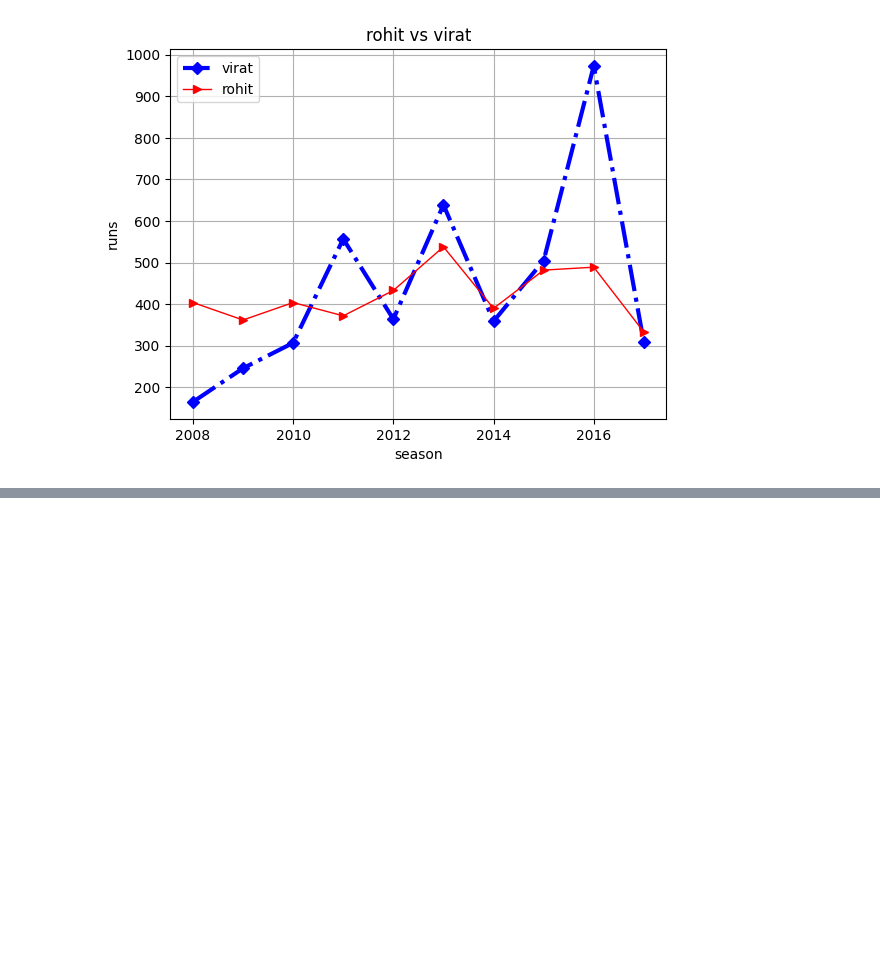
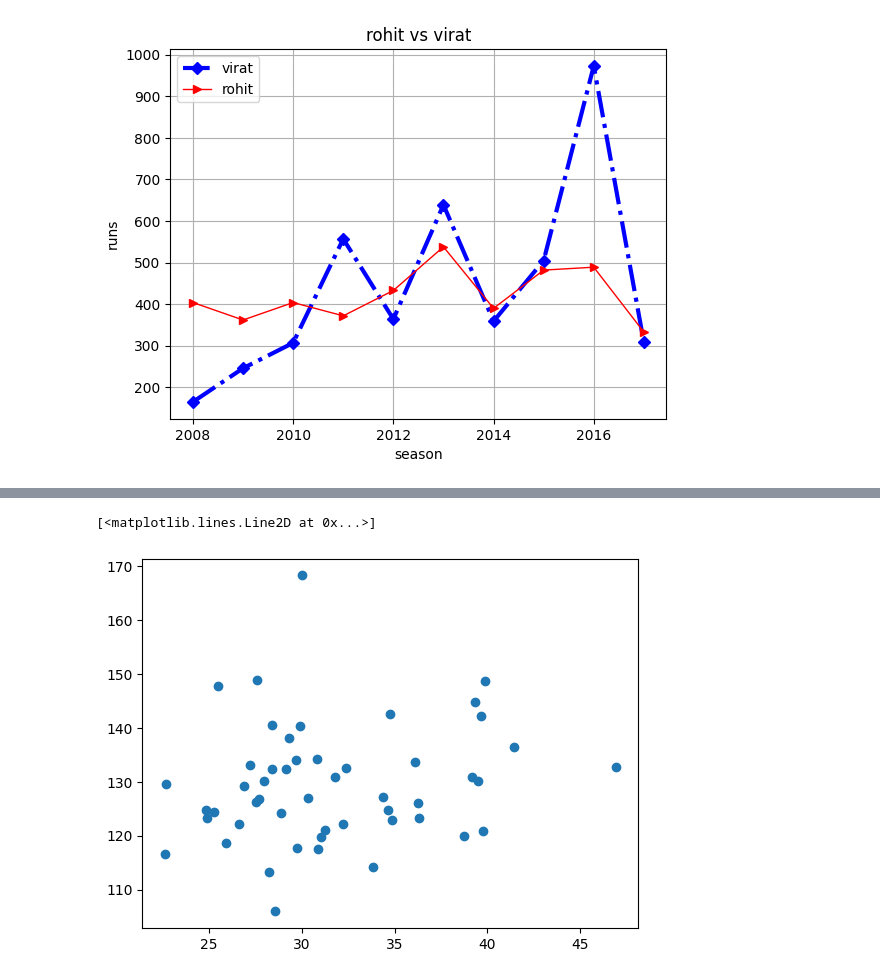
Before and after one commit to Abhinav09062005/python-, a Jupyter notebook: chapter4/mathplotlib.ipynb, the cells around one changed output, grey strips where cells are left out. Saved outputs shown, nothing was run; the diff lists cells and outputs as text; code cells hidden in the pictures; blank space fills up the shorter version.

```diff
--- a/chapter4/mathplotlib.ipynb
+++ b/chapter4/mathplotlib.ipynb
@@ -87,0 +143,7 @@ plt.show()
+# %%
+# scatterplot using plt.plot
+#it is very fast than scaterplot but we can chnage the colr
+plt.plot(df['avg'],df['strike_rate'],'o')
+# %% [output]
+[<matplotlib.lines.Line2D at 0x...>]
+[figure, added]
```
Also changed, not shown: parts of 6 cells of this notebook.
